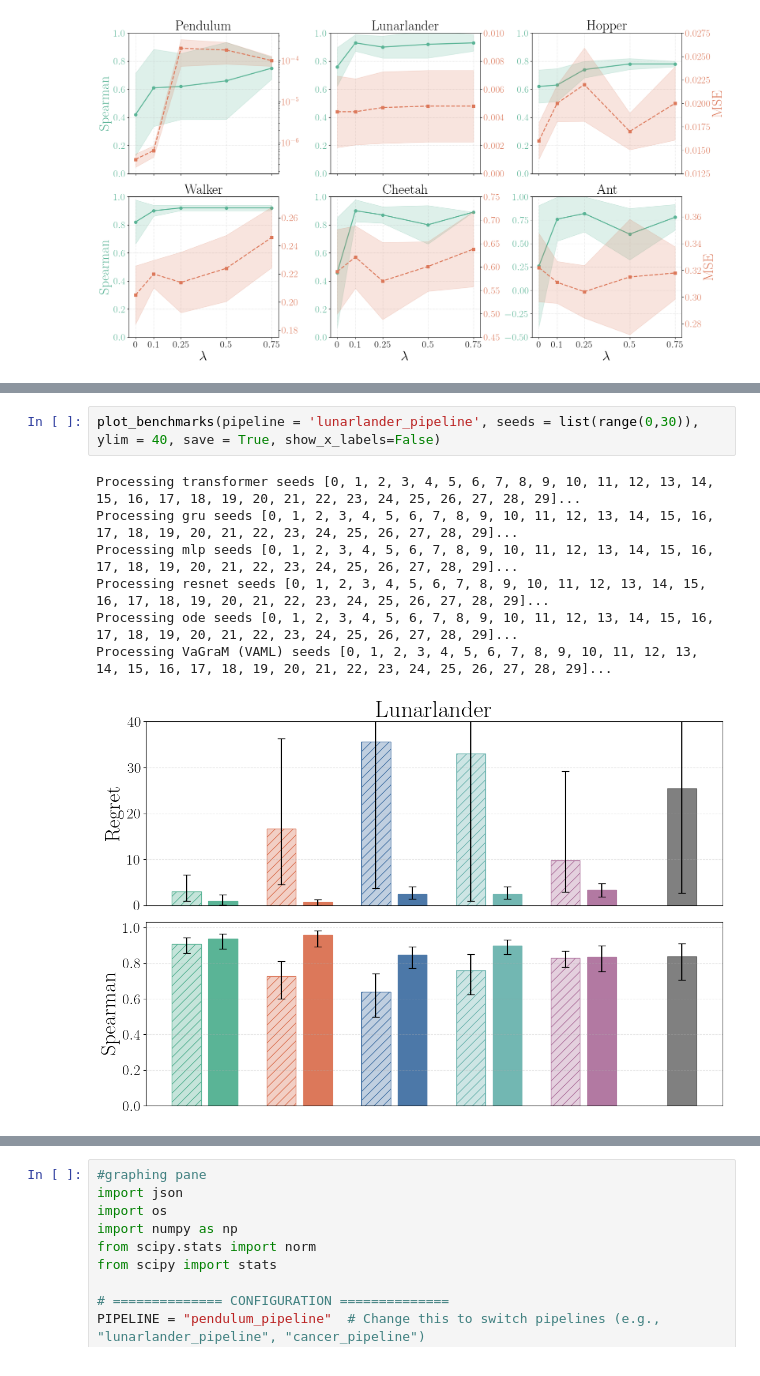
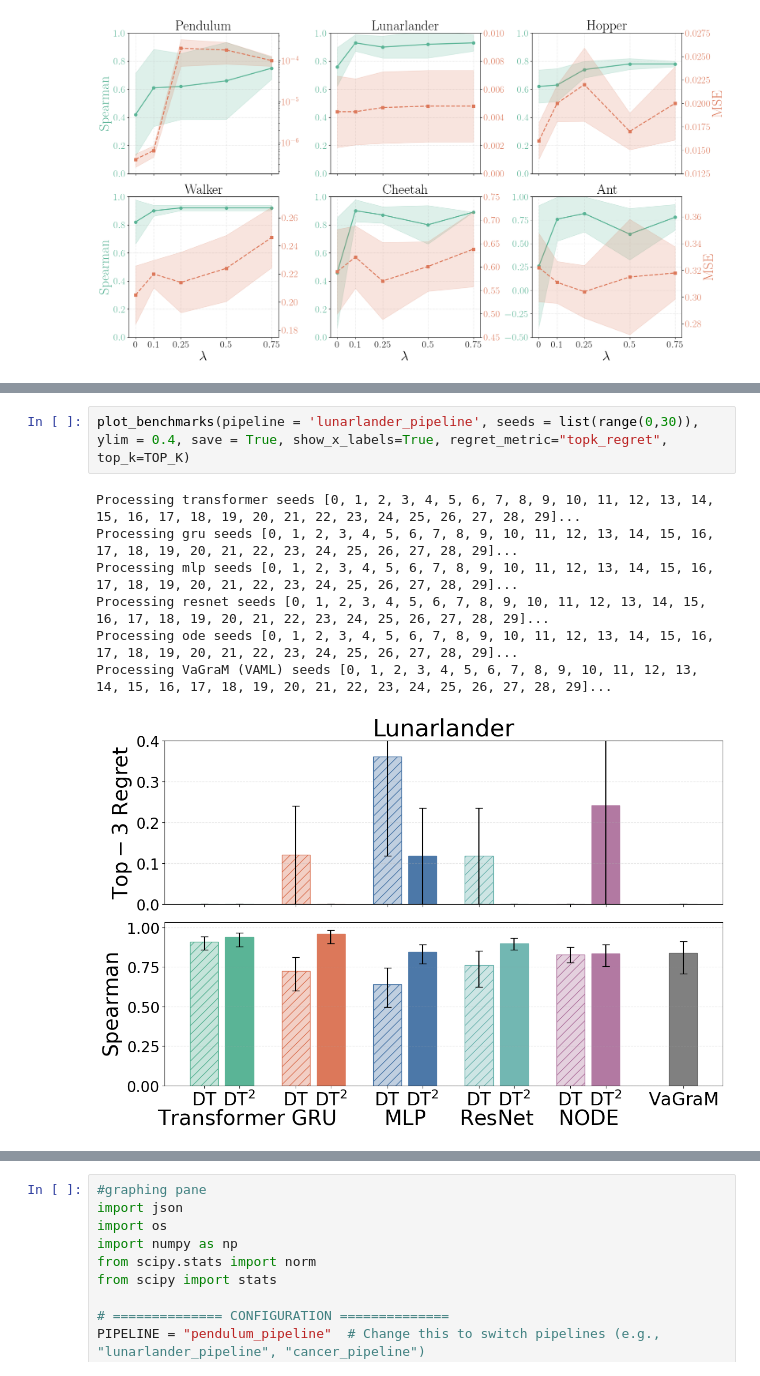
Before and after one commit to harrya32/DT2, a Jupyter notebook: results/results.ipynb, the cells around one changed output, grey strips where cells are left out. Drawn from its saved outputs; the diff is of its cells as text.

Commit message:
rebuttals draft #2, and top-k regret plots

```diff
--- a/results/results.ipynb
+++ b/results/results.ipynb
@@ -1232,11 +1295,11 @@ Processing VaGraM (VAML) seeds [0, 1, 2, 3, 4, 5, 6, 7, 8, 9]...
 # %%
-plot_benchmarks(pipeline = 'lunarlander_pipeline', seeds = list(range(0,30)), ylim = 40, save = True, show_x_labels=False)
+plot_benchmarks(pipeline = 'lunarlander_pipeline', seeds = list(range(0,30)), ylim = 0.4, save = True, show_x_labels=True, regret_metric="topk_regret", top_k=TOP_K)
 # %% [output]
 Processing transformer seeds [0, 1, 2, 3, 4, 5, 6, 7, 8, 9, 10, 11, 12, 13, 14, 15, 16, 17, 18, 19, 20, 21, 22, 23, 24, 25, 26, 27, 28, 29]...
 Processing gru seeds [0, 1, 2, 3, 4, 5, 6, 7, 8, 9, 10, 11, 12, 13, 14, 15, 16, 17, 18, 19, 20, 21, 22, 23, 24, 25, 26, 27, 28, 29]...
 Processing mlp seeds [0, 1, 2, 3, 4, 5, 6, 7, 8, 9, 10, 11, 12, 13, 14, 15, 16, 17, 18, 19, 20, 21, 22, 23, 24, 25, 26, 27, 28, 29]...
 Processing resnet seeds [0, 1, 2, 3, 4, 5, 6, 7, 8, 9, 10, 11, 12, 13, 14, 15, 16, 17, 18, 19, 20, 21, 22, 23, 24, 25, 26, 27, 28, 29]...
 Processing ode seeds [0, 1, 2, 3, 4, 5, 6, 7, 8, 9, 10, 11, 12, 13, 14, 15, 16, 17, 18, 19, 20, 21, 22, 23, 24, 25, 26, 27, 28, 29]...
 Processing VaGraM (VAML) seeds [0, 1, 2, 3, 4, 5, 6, 7, 8, 9, 10, 11, 12, 13, 14, 15, 16, 17, 18, 19, 20, 21, 22, 23, 24, 25, 26, 27, 28, 29]...
-[figure, old version]
+[figure, new version]
 # %%
```
Also changed, not shown: parts of 10 cells of this notebook, 10 other files.
